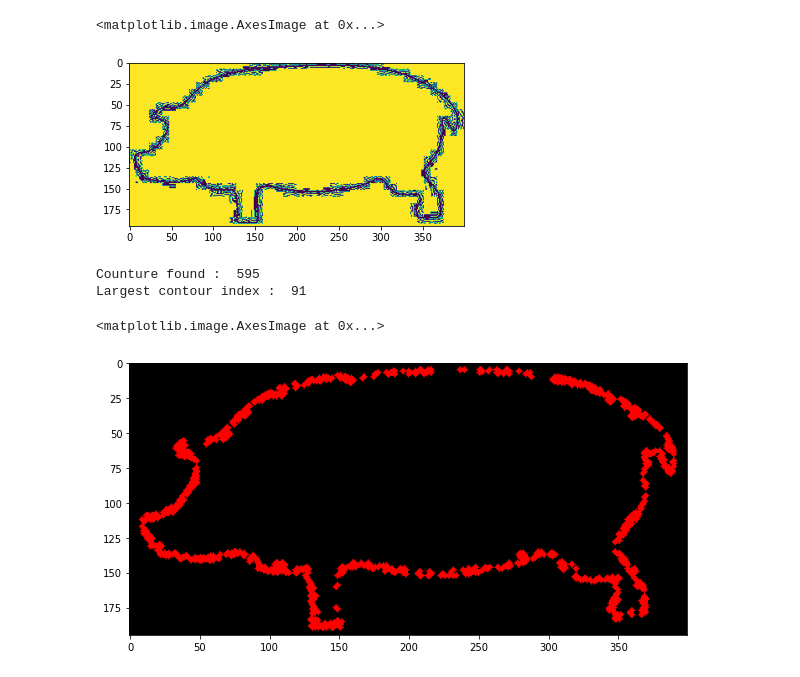
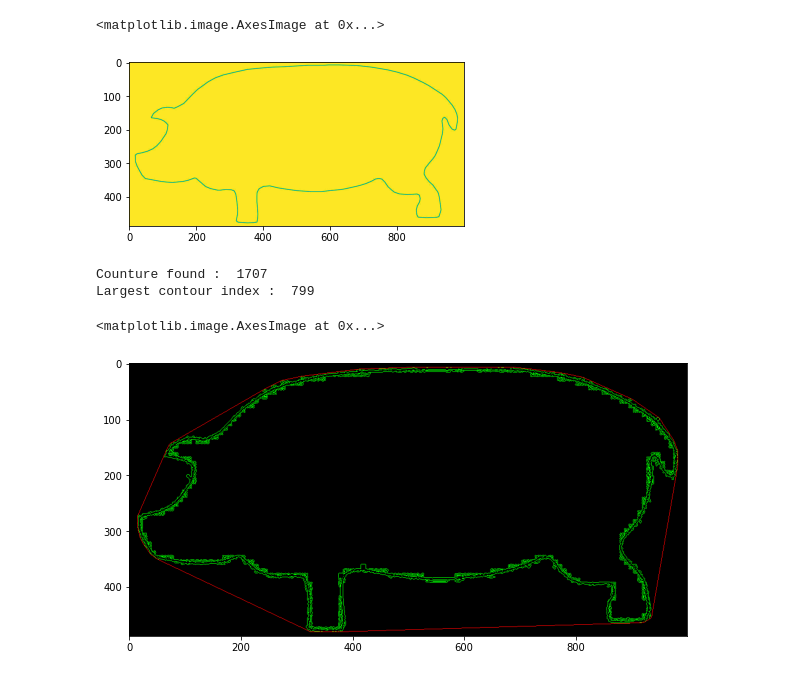
Before and after one commit to dsaha1656/orthogonal-hull, a Jupyter notebook: polygon/polygon-gen.ipynb, the cells around one changed output. Drawn from its saved outputs; the diff is of its cells as text; code cells hidden in the pictures.

Commit message:
orthogonal convex hull complete

```diff
--- a/polygon/polygon-gen.ipynb
+++ b/polygon/polygon-gen.ipynb
@@ -10,51 +5,74 @@ input_image = "sample4.jpg"
 # %%
+# input_image = "sample.jpg"
+# input_image = "sample2.jpg"
+input_image = "sample3.jpg"
+# input_image = "sample4.jpg"
+# input_image = "sample5.jpg" # min_threshold =  min_threshold-6
 src = cv2.imread(input_image, 1) # read input image
 # find max and min of the image
 max_threshold = np.max(src)
 # second max value
 min_threshold = np.max(src[src < max_threshold])
+
+# if image 5
+# min_threshold = min_threshold-6
+src = cv2.imread(input_image, 1) # read input image
 gray = cv2.cvtColor(src, cv2.COLOR_BGR2GRAY) # convert to grayscale
 ret, thresh = cv2.threshold(gray, min_threshold, max_threshold, cv2.THRESH_BINARY)
 
-plt.imshow(thresh)
+plt.imshow(gray)
+# plt.imshow(thresh)
 # %% [output]
 <matplotlib.image.AxesImage at 0x...>
-[figure, old version]
+[figure, new version]
 # %%
 # Finding contours for the thresholded image
 contours, hierarchy = cv2.findContours(thresh, cv2.RETR_TREE, cv2.CHAIN_APPROX_SIMPLE)
 # create hull array for convex hull points
 hull = []
 # calculate points for each contour
 for i in range(len(contours)):
     # creating convex hull object for each contour
     hull.append(cv2.convexHull(contours[i], False))
 # create an empty black image
 drawing = np.zeros((thresh.shape[0], thresh.shape[1], 3), np.uint8)
 color_contours = (0, 255, 0) # green - color for contours
 color = (255, 0, 0) # blue - color for convex hull BGR
 
 print("Counture found : ", len(contours))
 
 # find the largest contour
 outer_contour_index = 0
 outer_contour_area = 0
 for i in range(len(contours)):
     if len(contours[i]) > 4 and (cv2.contourArea(contours[i]) > outer_contour_area):
         outer_contour_area = cv2.contourArea(contours[i])
         outer_contour_index = i
 print("Largest contour index : ", outer_contour_index)
 
 outer_contour = contours[outer_contour_index]
 
-for i in range(len(outer_contour)):
-    # make drawing[outer_contour[i][1]][outer_contour[i][0]] = color with a width of 3
-    cv2.circle(drawing, (outer_contour[i][0][0], outer_contour[i][0][1]), 2, color, -1)
+# mark points via cv2
+# for i in range(len(outer_contour)):
+#     # make drawing[outer_contour[i][1]][outer_contour[i][0]] = color with a width of 3
+#     cv2.circle(drawing, (outer_contour[i][0][0], outer_contour[i][0][1]), 1, color, -1)
+
+# mark points manually
+# for c_index in range(len(contours[outer_contour_index])):
+#     drawing[contours[outer_contour_index][c_index][0][1], contours[outer_contour_index][c_index][0][0]] = color
+
+# draw contours via cv2
+cv2.drawContours(drawing, contours, outer_contour_index, color_contours, 1, 8, hierarchy)
+
+# draw convex hull via cv2
+cv2.drawContours(drawing, hull, outer_contour_index, color, 1, 8)
+# get convex hull points
+hull_points = np.asarray(hull[outer_contour_index])
 
 fig = plt.figure(figsize=(10, 10))
 plt.imshow(drawing)
 # %% [output]
-Counture found :  595
-Largest contour index :  91
+Counture found :  1707
+Largest contour index :  799
 <matplotlib.image.AxesImage at 0x...>
-[figure, old version]
+[figure, new version]
```
Also changed, not shown: parts of 3 cells of this notebook, 1 other file.
